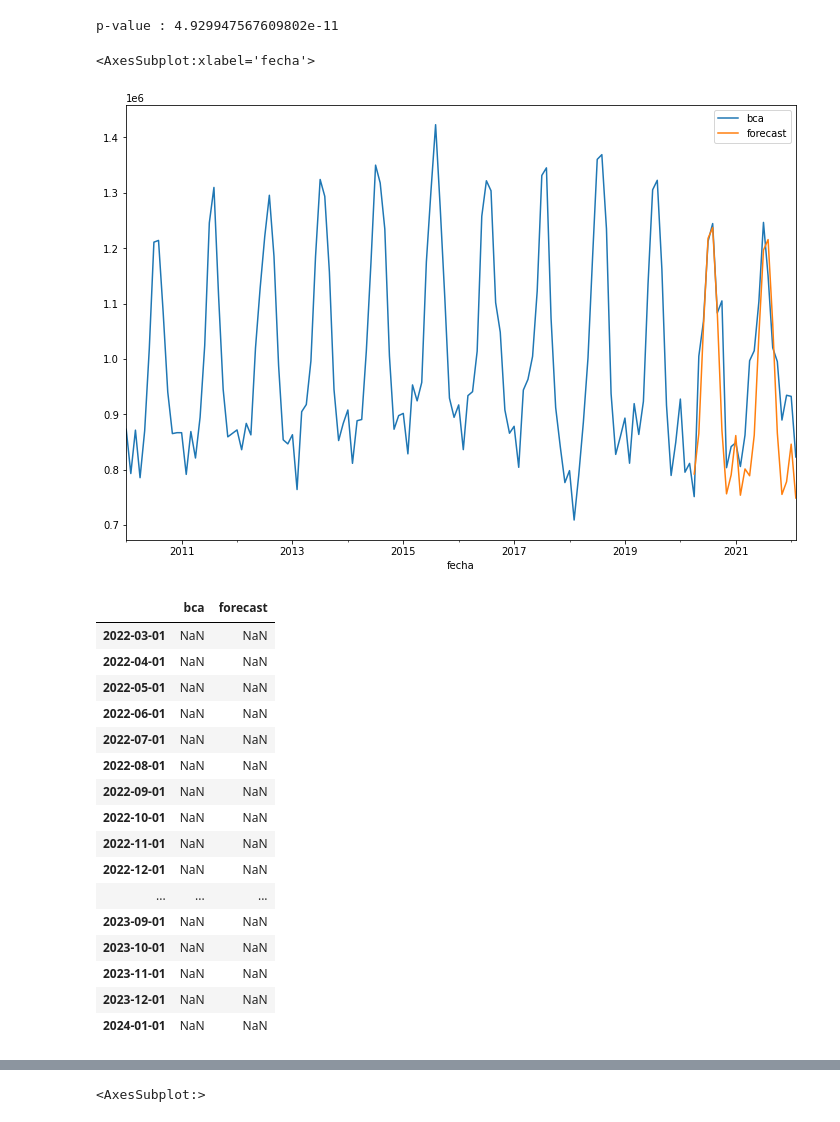
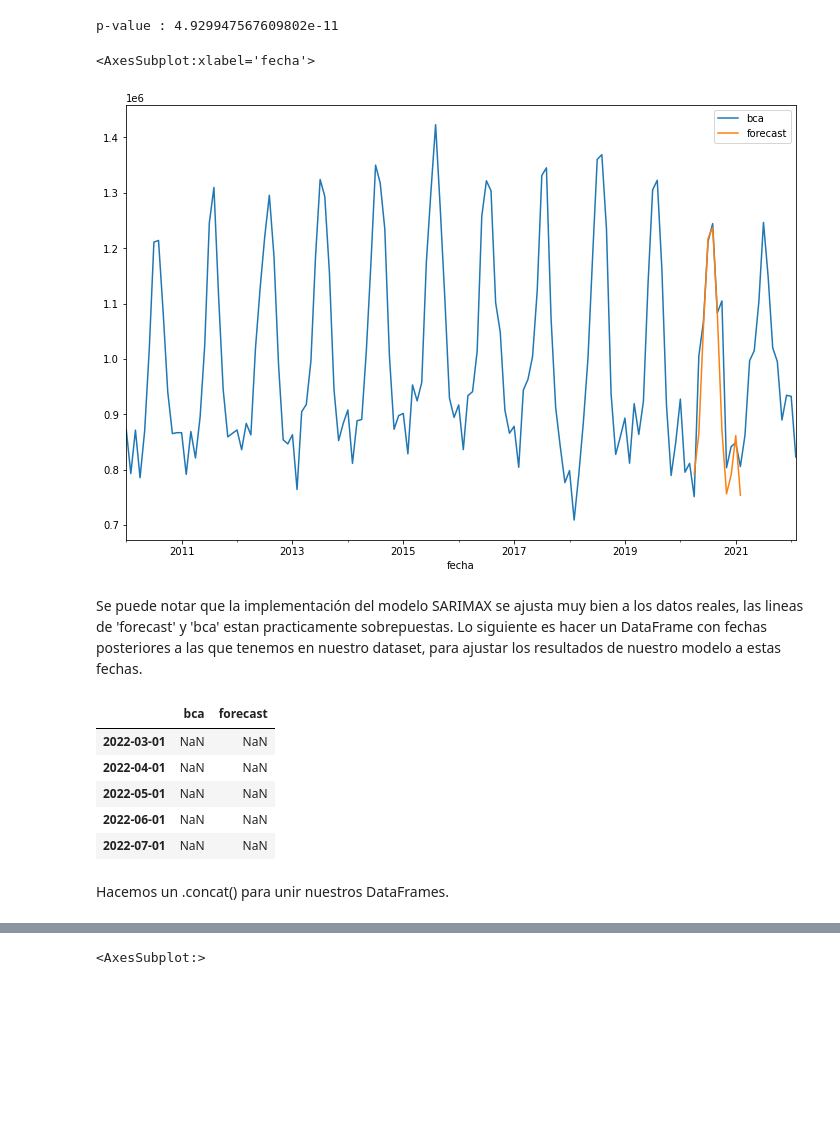
Before and after one commit to rosalesmm/ProyectoBEDU, a Jupyter notebook: Proyecto_BEDU_3.ipynb, the cells around one changed output, grey strips where cells are left out. Saved outputs shown, nothing was run; the diff lists cells and outputs as text; code cells hidden in the pictures; blank space fills up the shorter version.

```diff
--- a/Proyecto_BEDU_3.ipynb
+++ b/Proyecto_BEDU_3.ipynb
@@ -279,17 +387,20 @@ import statsmodels.api as sm
 model=sm.tsa.statespace.SARIMAX(df_bca['bca'],order=(1, 1, 1),seasonal_order=(1,1,1,12))
 results=model.fit()
 # %%
-df_bca['forecast']=results.predict(start=123,end=146,dynamic=True)
+df_bca['forecast']=results.predict(start=123,end=133,dynamic=True)
 df_bca[['bca', 'forecast']].plot(figsize=(12,8))
 # %% [output]
 <AxesSubplot:xlabel='fecha'>
-[figure, old version]
+[figure, new version]
+# %% [markdown]
+Se puede notar que la implementación del modelo SARIMAX se ajusta muy bien a los datos reales, las lineas de 'forecast' y 'bca' estan practicamente sobrepuestas.
+Lo siguiente es hacer un DataFrame con fechas posteriores a las que tenemos en nuestro dataset, para ajustar los resultados de nuestro modelo a estas fechas.
 # %%
 from pandas.tseries.offsets import DateOffset
 pred_date=[df_bca.index[-1]+ DateOffset(months=x)for x in range(0,24)]
 
 pred_date=pd.DataFrame(index=pred_date[1:],columns=df_bca.columns)
-pred_date
+pred_date.head()
 # %% [output]
 |  | bca | forecast |
 | 2022-03-01 | NaN | NaN |
@@ -297,16 +408,7 @@ pred_date
 | 2022-05-01 | NaN | NaN |
 | 2022-06-01 | NaN | NaN |
 | 2022-07-01 | NaN | NaN |
-| 2022-08-01 | NaN | NaN |
-| 2022-09-01 | NaN | NaN |
-| 2022-10-01 | NaN | NaN |
-| 2022-11-01 | NaN | NaN |
-| 2022-12-01 | NaN | NaN |
-| ... | ... | ... |
-| 2023-09-01 | NaN | NaN |
-| 2023-10-01 | NaN | NaN |
-| 2023-11-01 | NaN | NaN |
-| 2023-12-01 | NaN | NaN |
-| 2024-01-01 | NaN | NaN |
+# %% [markdown]
+Hacemos un .concat() para unir nuestros DataFrames.
 # %%
 df_bca_=pd.concat([df_bca,pred_date])
```
Also changed, not shown: parts of 58 cells of this notebook.
